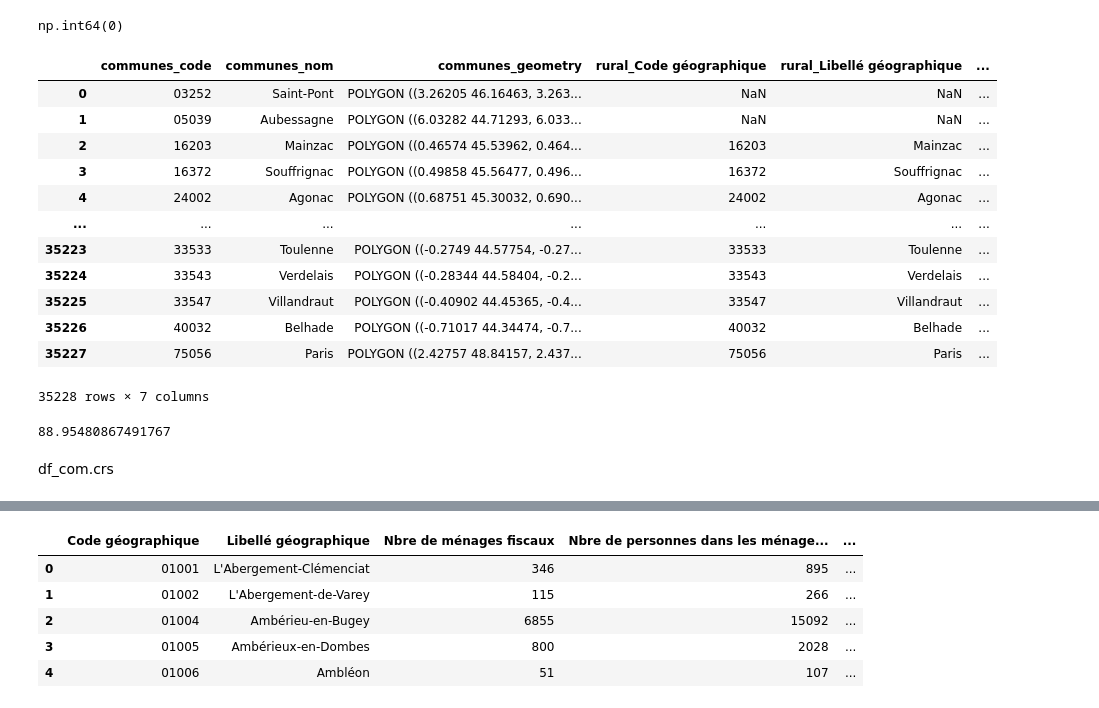
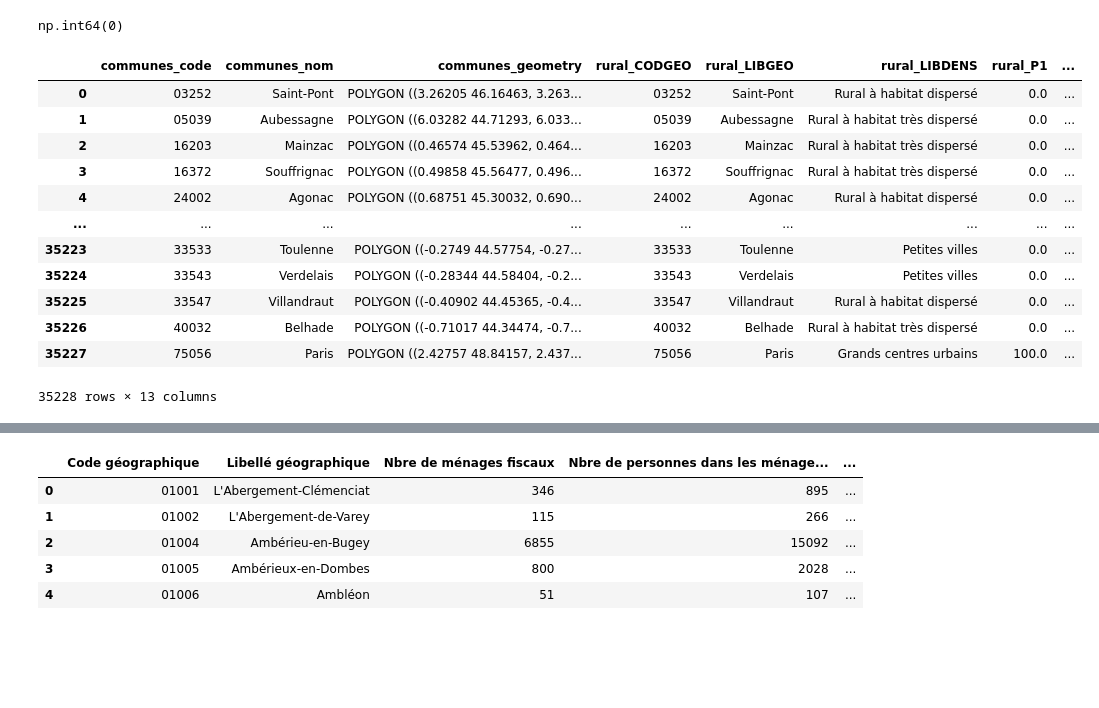
Before and after one commit to gaeldatascience/property-price-classification, a Jupyter notebook: communes.ipynb, the cells around one changed output, grey strips where cells are left out. Drawn from its saved outputs; the diff is of its cells as text; code cells hidden in the pictures; blank space fills up the shorter version.

```diff
--- a/communes.ipynb
+++ b/communes.ipynb
@@ -42,0 +14,3 @@ See the caveats in the documentation: https://pandas.pydata.org/pandas-docs/stab
+# %%
+rural = pd.read_excel(r'C:\Users\zetru\OneDrive\Bureau\Projets python\projet bargain\data\grille_densite_7_niveaux_2022.xlsx', header=4)
+rural
@@ -42,0 +31,3 @@ See the caveats in the documentation: https://pandas.pydata.org/pandas-docs/stab
+# %%
+rural = rural[["CODGEO", "LIBGEO", "LIBDENS", "P1", "P2", "P3", "P4", "P5", "P6", "P7"]]
+rural = rural.add_prefix('rural_')
@@ -62,28 +106,19 @@ communes['code'].isna().sum()
 # %% [output]
 np.int64(0)
 # %%
-communes = communes.add_prefix('communes_')
-rural = rural.add_prefix('rural_')
-
-df_com = communes.merge(rural, left_on="communes_code", right_on="rural_Code géographique", how="left")
+df_com = communes.merge(rural, left_on="communes_code", right_on="rural_CODGEO", how="left")
 df_com
 # %% [output]
-|  | communes_code | communes_nom | communes_geometry | rural_Code géographique | rural_Libellé géographique | ... |
-| 0 | 03252 | Saint-Pont | POLYGON ((3.26205 46.16463, 3.263... | NaN | NaN | ... |
-| 1 | 05039 | Aubessagne | POLYGON ((6.03282 44.71293, 6.033... | NaN | NaN | ... |
-| 2 | 16203 | Mainzac | POLYGON ((0.46574 45.53962, 0.464... | 16203 | Mainzac | ... |
-| 3 | 16372 | Souffrignac | POLYGON ((0.49858 45.56477, 0.496... | 16372 | Souffrignac | ... |
-| 4 | 24002 | Agonac | POLYGON ((0.68751 45.30032, 0.690... | 24002 | Agonac | ... |
-| ... | ... | ... | ... | ... | ... | ... |
-| 35223 | 33533 | Toulenne | POLYGON ((-0.2749 44.57754, -0.27... | 33533 | Toulenne | ... |
-| 35224 | 33543 | Verdelais | POLYGON ((-0.28344 44.58404, -0.2... | 33543 | Verdelais | ... |
-| 35225 | 33547 | Villandraut | POLYGON ((-0.40902 44.45365, -0.4... | 33547 | Villandraut | ... |
-| 35226 | 40032 | Belhade | POLYGON ((-0.71017 44.34474, -0.7... | 40032 | Belhade | ... |
-| 35227 | 75056 | Paris | POLYGON ((2.42757 48.84157, 2.437... | 75056 | Paris | ... |
+|  | communes_code | communes_nom | communes_geometry | rural_CODGEO | rural_LIBGEO | rural_LIBDENS | rural_P1 | ... |
+| 0 | 03252 | Saint-Pont | POLYGON ((3.26205 46.16463, 3.263... | 03252 | Saint-Pont | Rural à habitat dispersé | 0.0 | ... |
+| 1 | 05039 | Aubessagne | POLYGON ((6.03282 44.71293, 6.033... | 05039 | Aubessagne | Rural à habitat très dispersé | 0.0 | ... |
+| 2 | 16203 | Mainzac | POLYGON ((0.46574 45.53962, 0.464... | 16203 | Mainzac | Rural à habitat très dispersé | 0.0 | ... |
+| 3 | 16372 | Souffrignac | POLYGON ((0.49858 45.56477, 0.496... | 16372 | Souffrignac | Rural à habitat très dispersé | 0.0 | ... |
+| 4 | 24002 | Agonac | POLYGON ((0.68751 45.30032, 0.690... | 24002 | Agonac | Rural à habitat dispersé | 0.0 | ... |
+| ... | ... | ... | ... | ... | ... | ... | ... | ... |
+| 35223 | 33533 | Toulenne | POLYGON ((-0.2749 44.57754, -0.27... | 33533 | Toulenne | Petites villes | 0.0 | ... |
+| 35224 | 33543 | Verdelais | POLYGON ((-0.28344 44.58404, -0.2... | 33543 | Verdelais | Petites villes | 0.0 | ... |
+| 35225 | 33547 | Villandraut | POLYGON ((-0.40902 44.45365, -0.4... | 33547 | Villandraut | Rural à habitat dispersé | 0.0 | ... |
+| 35226 | 40032 | Belhade | POLYGON ((-0.71017 44.34474, -0.7... | 40032 | Belhade | Rural à habitat très dispersé | 0.0 | ... |
+| 35227 | 75056 | Paris | POLYGON ((2.42757 48.84157, 2.437... | 75056 | Paris | Grands centres urbains | 100.0 | ... |
-35228 rows × 7 columns
+35228 rows × 13 columns
-# %%
-31337/35228*100
-# %% [output]
-88.95480867491767
-# %% [markdown]
-df_com.crs
```
Also changed, not shown: parts of 34 cells of this notebook, 28 other files.
